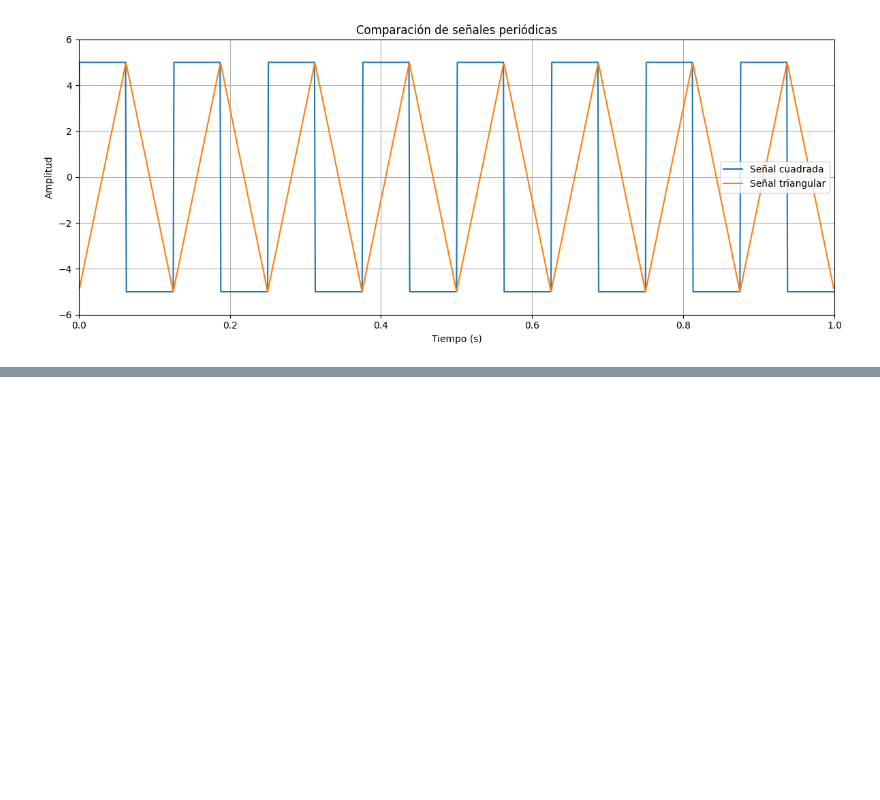
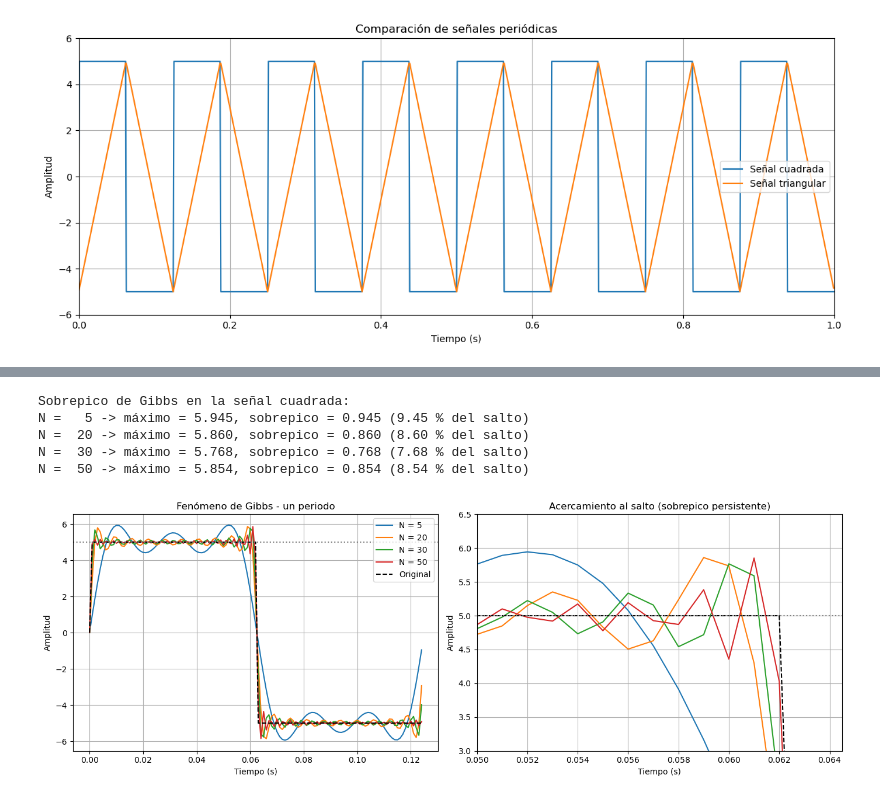
Before and after one commit to JeroXx11/Lab_Biosenales, a Jupyter notebook: Practica_3/Practica 3-Series_Fourier.ipynb, the cells around one changed output, grey strips where cells are left out. Saved outputs shown, nothing was run; the diff lists cells and outputs as text; code cells hidden in the pictures; blank space fills up the shorter version.

```diff
--- a/Practica_3/Practica 3-Series_Fourier.ipynb
+++ b/Practica_3/Practica 3-Series_Fourier.ipynb
@@ -165,0 +403,63 @@ k =  -91, Ck = -0.0002+0.0000j
+# %%
+# Se define las cantidades de armónicos para analizar el fenómeno de Gibbs
+armonicos_gibbs = [5, 20, 30, 50]
+
+# Se calcula el tamaño del salto de la señal cuadrada, de -A a +A,
+# para poder calcular el sobrepico de Gibbs como porcentaje del salto
+salto = 2 * A
+
+# Se mide el sobrepico de Gibbs para cada reconstrucción
+print("Sobrepico de Gibbs en la señal cuadrada:")
+for n_arm in armonicos_gibbs:
+
+    # Se reconstruye la señal usando la cantidad indicada de
+    # armónicos que se encuentra en la lista armonicos_gibbs
+    x_rec = reconstruir_senal(k_cuadrada, Ck_cuadrada, n_arm)
+
+    # Se calcula cuánto supera el máximo reconstruido a la amplitud A
+    sobrepico = np.max(x_rec) - A
+
+    # Se muestra el máximo, el sobrepico y su porcentaje respecto al salto
+    print(f"N = {n_arm:3d} -> máximo = {np.max(x_rec):.3f}, "
+          f"sobrepico = {sobrepico:.3f} "
+          f"({100 * sobrepico / salto:.2f} % del salto)")
+
+
+# se crean dos gráficas para observar el fenómeno de Gibbs
+fig, ejes = plt.subplots(1, 2, figsize=(14, 5))
+
+# Se grafican las reconstrucciones con diferentes cantidades de armónicos
+for n_arm in armonicos_gibbs:
+    x_rec = reconstruir_senal(k_cuadrada, Ck_cuadrada, n_arm)
+    ejes[0].plot(t_periodo, x_rec, label=f"N = {n_arm}")
+    ejes[1].plot(t_periodo, x_rec, label=f"N = {n_arm}")
+
+# se establecen ambas gráficas y se muestra la señal original
+# para observar la comparacion entre ambas
+for eje in ejes:
+    eje.plot(t_periodo, x_cuadrada_periodo, "k--", label="Original")
+    eje.axhline(A, color="gray", linestyle=":")  # se marca la amplitud A
+    eje.grid(True)
+    eje.set_xlabel("Tiempo (s)")
+    eje.set_ylabel("Amplitud")
+
+# se establecen los títulos de las gráficas
+ejes[0].set_title("Fenómeno de Gibbs - un periodo")
+ejes[1].set_title("Acercamiento al salto (sobrepico persistente)")
+
+# se amplia la zona cercana a la discontinuidad para observar el sobrepico
+# para poder observar mejor el fenómeno de Gibbs
+ejes[1].set_xlim(0.050, 0.0645)
+ejes[1].set_ylim(A - 2, A + 1.5)
+
+# se muestra la leyenda, ajustar los espacios y presentar las gráficas
+ejes[0].legend(loc="upper right")
+plt.tight_layout()
+plt.show()
+# %% [output]
+Sobrepico de Gibbs en la señal cuadrada:
+N =   5 -> máximo = 5.945, sobrepico = 0.945 (9.45 % del salto)
+N =  20 -> máximo = 5.860, sobrepico = 0.860 (8.60 % del salto)
+N =  30 -> máximo = 5.768, sobrepico = 0.768 (7.68 % del salto)
+N =  50 -> máximo = 5.854, sobrepico = 0.854 (8.54 % del salto)
+[figure, added]
```
Also changed, not shown: parts of 13 cells of this notebook.
